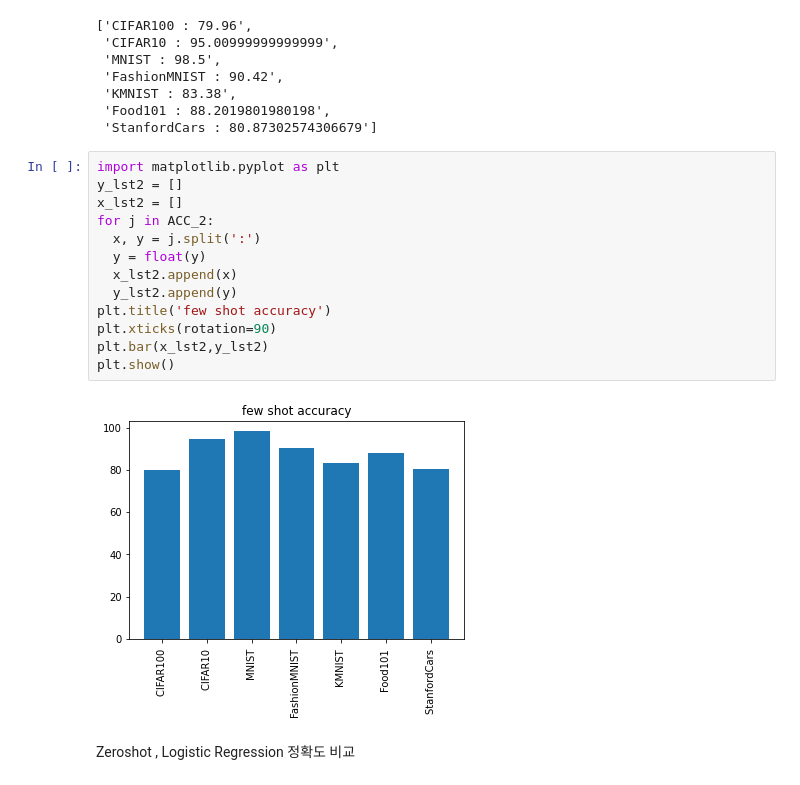
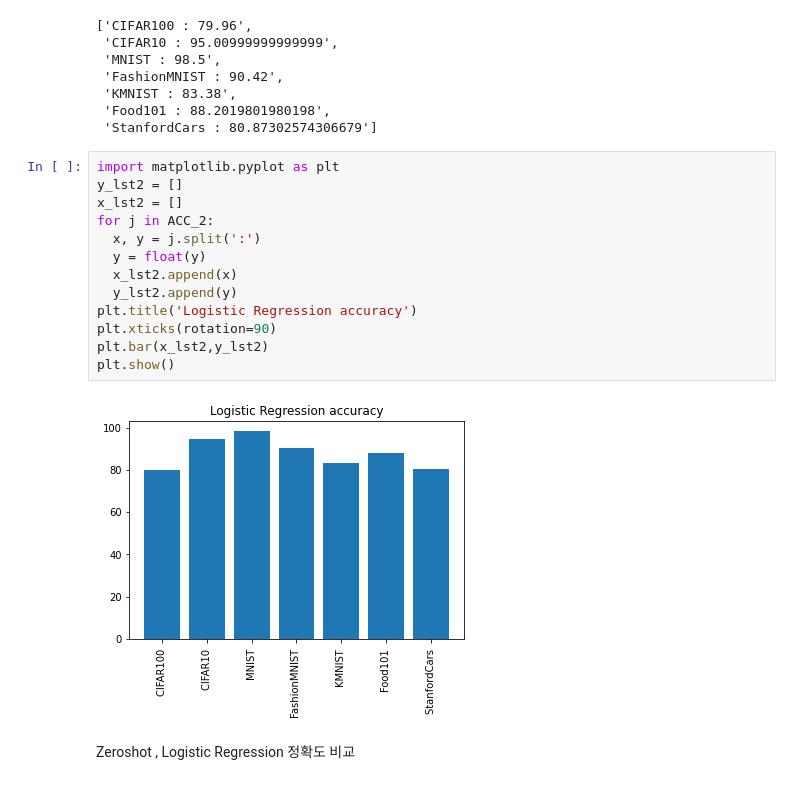
Before and after one commit to Mario-U-KY/DataScience, a Jupyter notebook: CLIP_application.ipynb, the cells around one changed output. Cells and saved outputs as stored; diff of their text form.

```diff
--- a/CLIP_application.ipynb
+++ b/CLIP_application.ipynb
@@ -317,18 +317,18 @@ ACC_2
 # %%
 import matplotlib.pyplot as plt
 y_lst2 = []
 x_lst2 = []
 for j in ACC_2:
   x, y = j.split(':')
   y = float(y)
   x_lst2.append(x)
   y_lst2.append(y)
-plt.title('few shot accuracy')
+plt.title('Logistic Regression accuracy')
 plt.xticks(rotation=90)
 plt.bar(x_lst2,y_lst2)
 plt.show()
 # %% [output]
-[figure, old version]
+[figure, new version]
 # %% [markdown]
 Zeroshot , Logistic Regression 정확도 비교
 # %%
```
Also changed, not shown: parts of 3 cells of this notebook.
